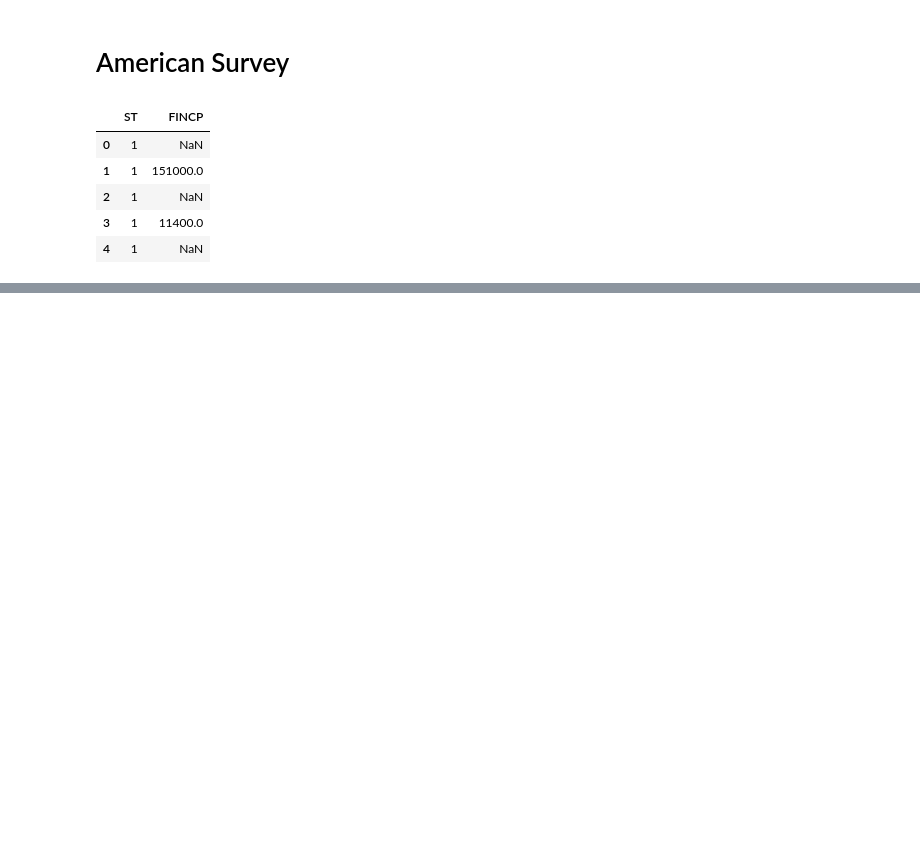
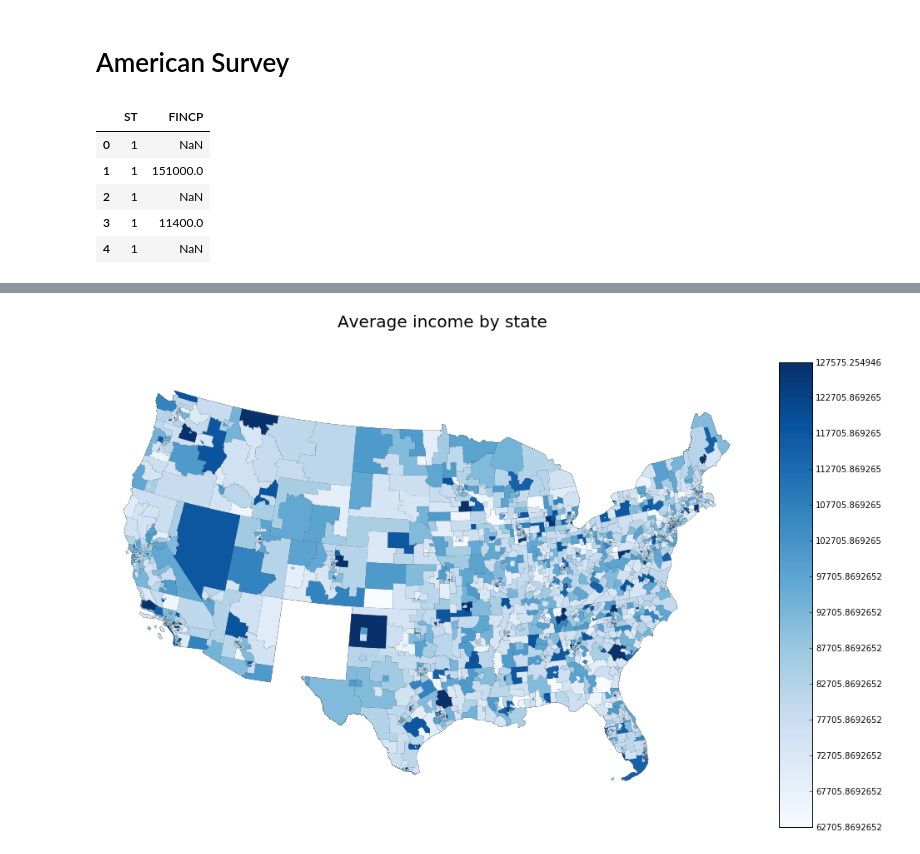
Before and after one commit to jgzuke/KaggleScripts, a Jupyter notebook: AmericanSurvey/AmericanSurvey.ipynb, the cells around one changed output, grey strips where cells are left out. Drawn from its saved outputs; the diff is of its cells as text; code cells hidden in the pictures; blank space fills up the shorter version.

```diff
--- a/AmericanSurvey/AmericanSurvey.ipynb
+++ b/AmericanSurvey/AmericanSurvey.ipynb
@@ -24,7 +24,8 @@ for i in range(1, 72):
     incomes = housing[housing.ST == i].FINCP.values
     if (len(incomes > 0)):
         income_average = np.average(incomes[~np.isnan(incomes)])
-        average_incomes[i] = income_average
+        key = str(i) if i > 9 else "0" + str(i)
+        average_incomes[key] = income_average
 # %%
 import matplotlib as mpl
 import matplotlib.pyplot as plt
@@ -137,0 +124,4 @@ cb.ax.set_yticklabels([str(round(i, 2)) for i in bounds])
+# %%
+plot_basemap_for_info(average_incomes, 'Average income by state', 'Blues')
+# %% [output]
+[figure, added]
```
Also changed, not shown: parts of 1 cell of this notebook.
